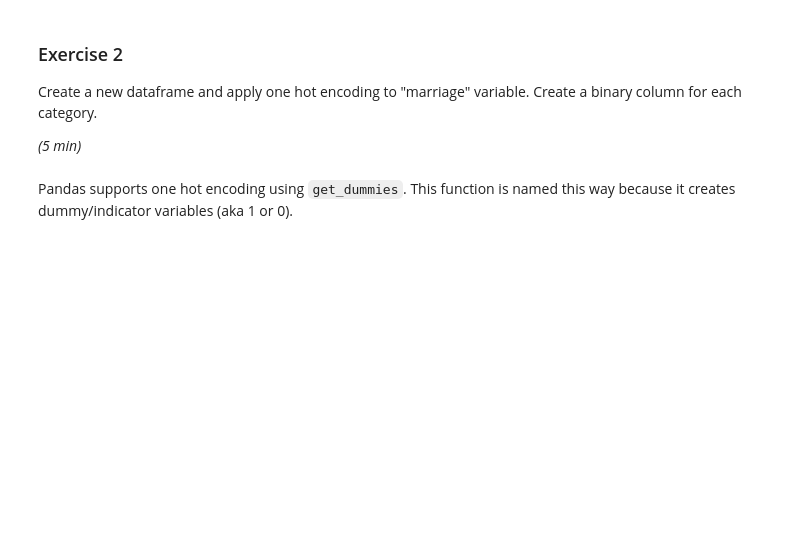
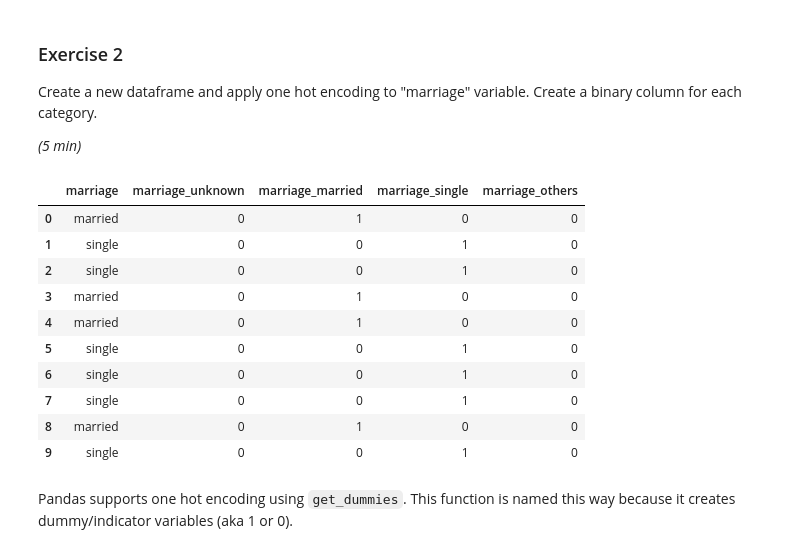
Before and after one commit to AndriyPrys/Python_day_5, a Jupyter notebook: Notebook/Day 5 - Feature Engineering & Selection.ipynb, the cells around one changed output. Drawn from its saved outputs; the diff is of its cells as text; code cells hidden in the pictures; blank space fills up the shorter version.

```diff
--- a/Notebook/Day 5 - Feature Engineering & Selection.ipynb
+++ b/Notebook/Day 5 - Feature Engineering & Selection.ipynb
@@ -279,6 +293,23 @@ Create a new dataframe and apply one hot encoding to "marriage" variable. Create
 *(5 min)*
 # %%
 # Write here your code
+df["marriage_unknown"] = np.where(df["marriage"] == "unknown",1,0)
+df["marriage_married"] = np.where(df["marriage"] == "married",1,0)
+df["marriage_single"] = np.where(df["marriage"] == "single",1,0)
+df["marriage_others"] = np.where(df["marriage"] == "others",1,0)
+df[["marriage","marriage_unknown","marriage_married","marriage_single","marriage_others"]].head(10)
+# %% [output]
+|  | marriage | marriage_unknown | marriage_married | marriage_single | marriage_others |
+| 0 | married | 0 | 1 | 0 | 0 |
+| 1 | single | 0 | 0 | 1 | 0 |
+| 2 | single | 0 | 0 | 1 | 0 |
+| 3 | married | 0 | 1 | 0 | 0 |
+| 4 | married | 0 | 1 | 0 | 0 |
+| 5 | single | 0 | 0 | 1 | 0 |
+| 6 | single | 0 | 0 | 1 | 0 |
+| 7 | single | 0 | 0 | 1 | 0 |
+| 8 | married | 0 | 1 | 0 | 0 |
+| 9 | single | 0 | 0 | 1 | 0 |
 # %% [markdown]
 Pandas supports one hot encoding using `get_dummies`. This function is named this way because it creates dummy/indicator variables (aka 1 or 0).
 # %%
```
Also changed, not shown: parts of 20 cells of this notebook.
